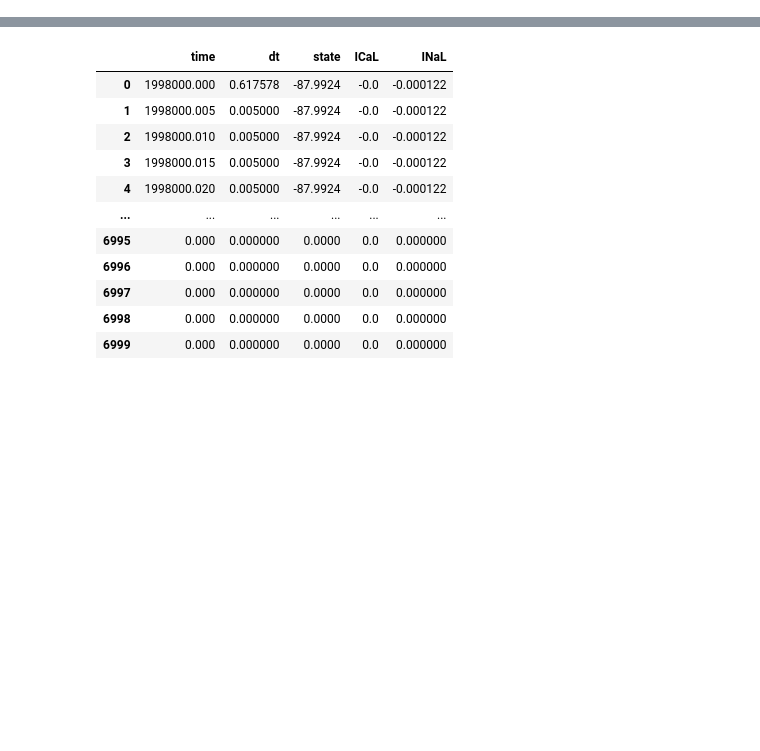
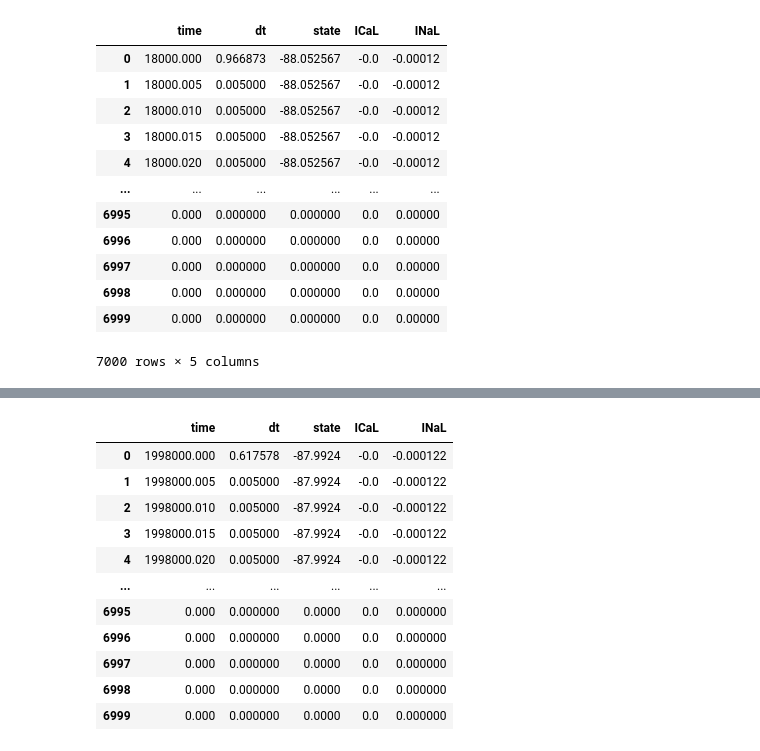
Before and after one commit to kit-cml/tomek_GPU, a Jupyter notebook: bin/result/parse.ipynb, the cells around one changed output, grey strips where cells are left out. Cells and saved outputs as stored; diff of their text form; code cells hidden in the pictures; blank space fills up the shorter version.

```diff
--- a/bin/result/parse.ipynb
+++ b/bin/result/parse.ipynb
@@ -1,8 +1,22 @@
 # %%
 import matplotlib.pyplot as plt
 import pandas as pd
-alldata = pd.read_csv('./drugged/0.csv')
+alldata = pd.read_csv('./0.csv')
 alldata
+# %% [output]
+|  | time | dt | state | ICaL | INaL |
+| 0 | 18000.000 | 0.966873 | -88.052567 | -0.0 | -0.00012 |
+| 1 | 18000.005 | 0.005000 | -88.052567 | -0.0 | -0.00012 |
+| 2 | 18000.010 | 0.005000 | -88.052567 | -0.0 | -0.00012 |
+| 3 | 18000.015 | 0.005000 | -88.052567 | -0.0 | -0.00012 |
+| 4 | 18000.020 | 0.005000 | -88.052567 | -0.0 | -0.00012 |
+| ... | ... | ... | ... | ... | ... |
+| 6995 | 0.000 | 0.000000 | 0.000000 | 0.0 | 0.00000 |
+| 6996 | 0.000 | 0.000000 | 0.000000 | 0.0 | 0.00000 |
+| 6997 | 0.000 | 0.000000 | 0.000000 | 0.0 | 0.00000 |
+| 6998 | 0.000 | 0.000000 | 0.000000 | 0.0 | 0.00000 |
+| 6999 | 0.000 | 0.000000 | 0.000000 | 0.0 | 0.00000 |
+7000 rows × 5 columns
 # %%
 #remove zeroes
 alldata = alldata[(alldata.T != 0).any()]
```
Also changed, not shown: parts of 2 cells of this notebook, 3 other files.
